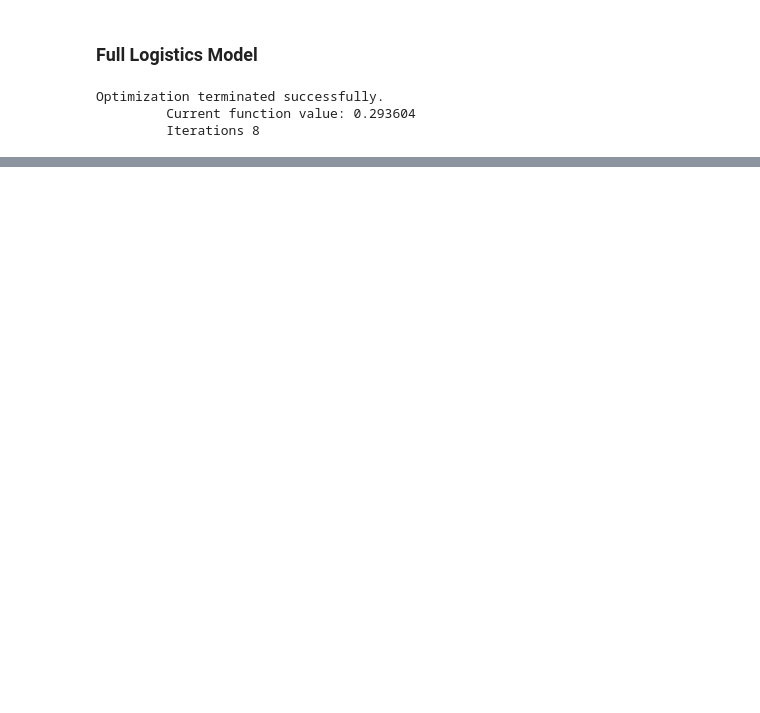
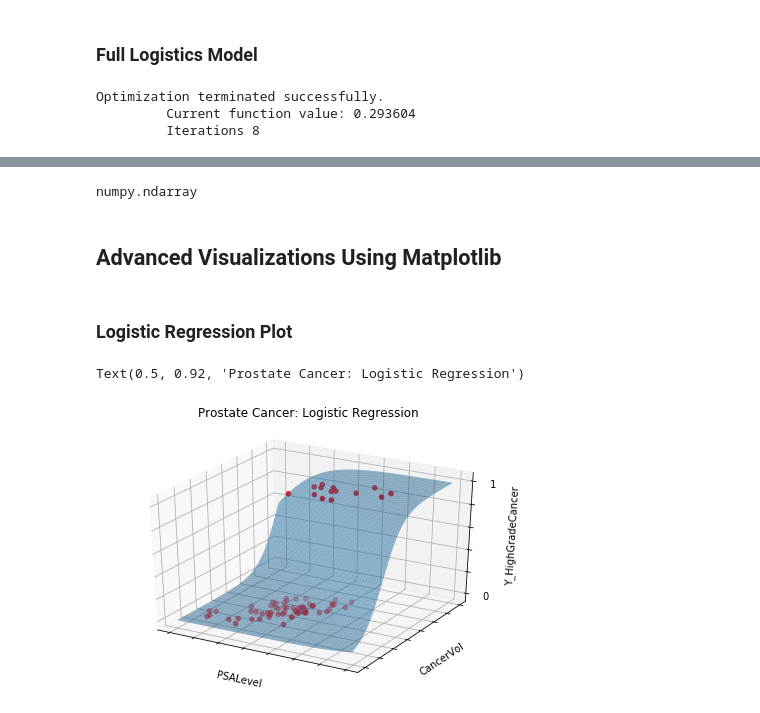
Before and after one commit to josiwala/prostate-cancer, a Jupyter notebook: notebooks/3.0-jo-building-predictive-model.ipynb, the cells around one changed output, grey strips where cells are left out. Drawn from its saved outputs; the diff is of its cells as text; code cells hidden in the pictures; blank space fills up the shorter version.

```diff
--- a/notebooks/3.0-jo-building-predictive-model.ipynb
+++ b/notebooks/3.0-jo-building-predictive-model.ipynb
@@ -175,3 +161,0 @@ model_lr_1 = LogisticRegression(random_state=0)
-# %%
-# train model
-model_lr_1.fit(X_train, y_train)
@@ -228,3 +195,13 @@ const          -2.6867    0.6186  -4.3429  0.0000  -3.7042  -1.6691
 PSALevel        1.0577    0.6198   1.7067  0.0879   0.0383   2.0772
 CancerVol       1.5502    0.6859   2.2599  0.0238   0.4219   2.6784
 ==================================================================
+# %%
+PSALevel_list = X_train['PSALevel'].tolist()
+CancerVol_list = X_train['CancerVol'].tolist()
+Y_HighGradeCancer_list = y_train.tolist()
+# %%
+type(np.arange(1, 2, 0.5))
+# %% [output]
+numpy.ndarray
+# %% [markdown]
+## Advanced Visualizations Using Matplotlib
@@ -230,0 +213,37 @@ CancerVol       1.5502    0.6859   2.2599  0.0238   0.4219   2.6784
+# %% [markdown]
+### Logistic Regression Plot
+# %%
+%matplotlib inline
+
+# bring in and store the coefficients of the fitted model
+const_coeff, x1_coeff, x2_coeff = results.params
+
+# define a sigmoid function of 2 variables
+def sigmoid(x1, x2):
+    func = 1.0 / (1.0 + math.exp(-(const_coeff + x1_coeff*x1 + x2_coeff*x2)))
+    return func
+
+# design plot
+fig = plt.figure()
+ax = fig.add_subplot(111, projection='3d')
+plt.tight_layout()
+x = y = np.arange(-3.0, 4.0, 0.05)
+X, Y = np.meshgrid(x, y)
+zs = np.array([sigmoid(x,y) for x,y in zip(np.ravel(X), np.ravel(Y))])
+Z = zs.reshape(X.shape)
+
+# draw plots
+ax.plot_surface(X, Y, Z, alpha=0.5)
+ax.scatter(PSALevel_list, CancerVol_list, Y_HighGradeCancer_list, c='red', marker='o')
+
+# modify axes and labels
+ax.set_xticklabels([])
+ax.set_yticklabels([])
+ax.set_zticklabels([0, 0, '', '', '', '', 1])
+ax.set_xlabel('PSALevel')
+ax.set_ylabel('CancerVol')
+ax.set_zlabel('Y_HighGradeCancer')
+ax.set_title('Prostate Cancer: Logistic Regression')
+# %% [output]
+Text(0.5, 0.92, 'Prostate Cancer: Logistic Regression')
+[figure, added]
```
Also changed, not shown: parts of 13 cells of this notebook, 35 other files.
